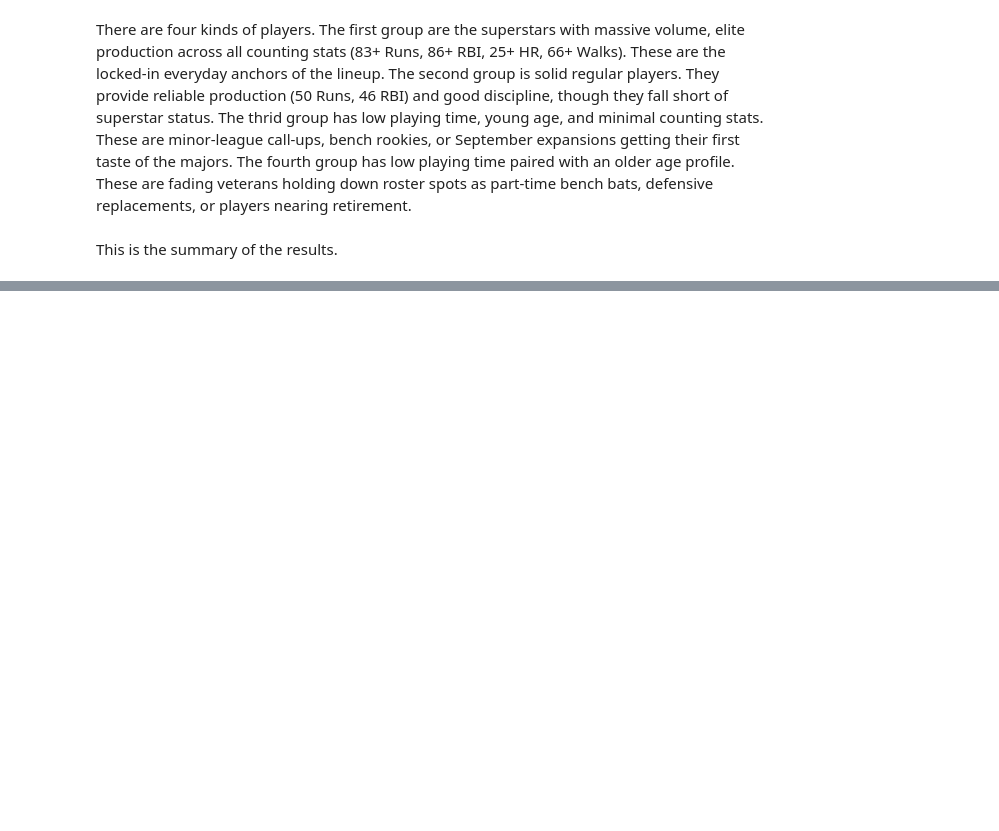
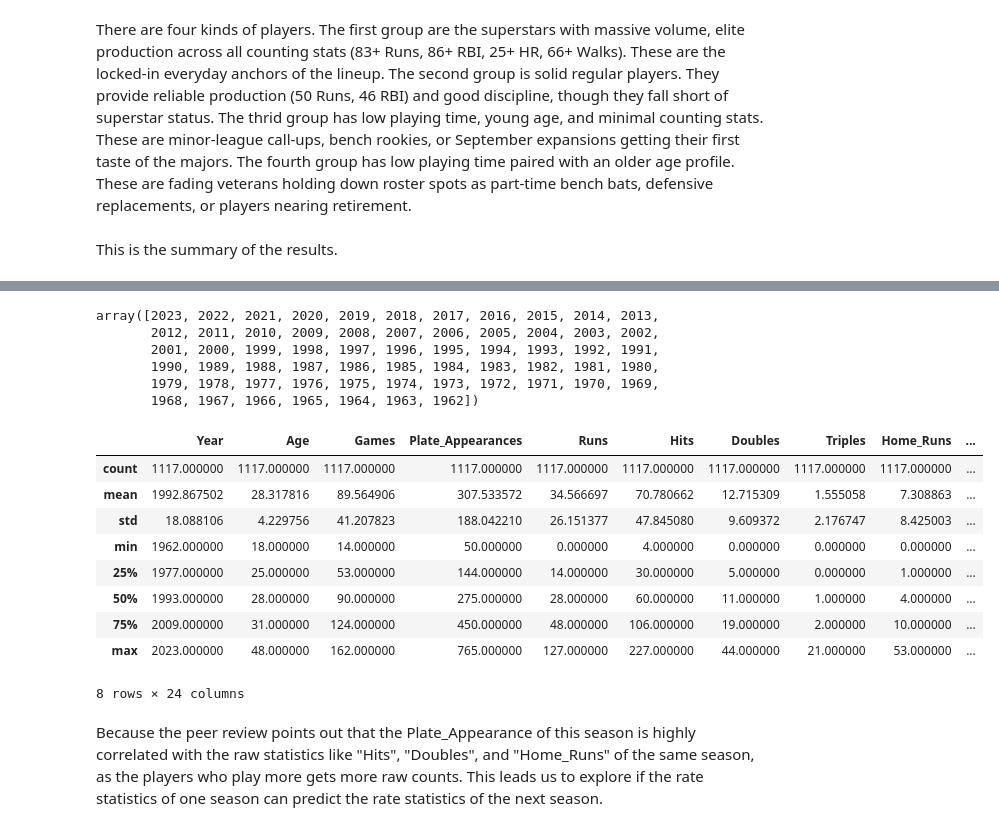
Before and after one commit to DavidRaet/CMPU250-VibeCoders-Project, a Jupyter notebook: eda/Vibe_Coders_Project.ipynb, the cells around one changed output, grey strips where cells are left out. Drawn from its saved outputs; the diff is of its cells as text; code cells hidden in the pictures; blank space fills up the shorter version.

```diff
--- a/eda/Vibe_Coders_Project.ipynb
+++ b/eda/Vibe_Coders_Project.ipynb
@@ -652,0 +692,24 @@ Passing `palette` without assigning `hue` is deprecated and will be removed in v
+# %%
+df_clean["Year"].unique()
+# %% [output]
+array([2023, 2022, 2021, 2020, 2019, 2018, 2017, 2016, 2015, 2014, 2013,
+       2012, 2011, 2010, 2009, 2008, 2007, 2006, 2005, 2004, 2003, 2002,
+       2001, 2000, 1999, 1998, 1997, 1996, 1995, 1994, 1993, 1992, 1991,
+       1990, 1989, 1988, 1987, 1986, 1985, 1984, 1983, 1982, 1981, 1980,
+       1979, 1978, 1977, 1976, 1975, 1974, 1973, 1972, 1971, 1970, 1969,
+       1968, 1967, 1966, 1965, 1964, 1963, 1962])
+# %%
+df_clean.describe()
+# %% [output]
+|  | Year | Age | Games | Plate_Appearances | Runs | Hits | Doubles | Triples | Home_Runs | ... |
+| count | 1117.000000 | 1117.000000 | 1117.000000 | 1117.000000 | 1117.000000 | 1117.000000 | 1117.000000 | 1117.000000 | 1117.000000 | ... |
+| mean | 1992.867502 | 28.317816 | 89.564906 | 307.533572 | 34.566697 | 70.780662 | 12.715309 | 1.555058 | 7.308863 | ... |
+| std | 18.088106 | 4.229756 | 41.207823 | 188.042210 | 26.151377 | 47.845080 | 9.609372 | 2.176747 | 8.425003 | ... |
+| min | 1962.000000 | 18.000000 | 14.000000 | 50.000000 | 0.000000 | 4.000000 | 0.000000 | 0.000000 | 0.000000 | ... |
+| 25% | 1977.000000 | 25.000000 | 53.000000 | 144.000000 | 14.000000 | 30.000000 | 5.000000 | 0.000000 | 1.000000 | ... |
+| 50% | 1993.000000 | 28.000000 | 90.000000 | 275.000000 | 28.000000 | 60.000000 | 11.000000 | 1.000000 | 4.000000 | ... |
+| 75% | 2009.000000 | 31.000000 | 124.000000 | 450.000000 | 48.000000 | 106.000000 | 19.000000 | 2.000000 | 10.000000 | ... |
+| max | 2023.000000 | 48.000000 | 162.000000 | 765.000000 | 127.000000 | 227.000000 | 44.000000 | 21.000000 | 53.000000 | ... |
+8 rows × 24 columns
+# %% [markdown]
+Because the peer review points out that the Plate_Appearance of this season is highly correlated with the raw statistics like "Hits", "Doubles", and "Home_Runs" of the same season, as the players who play more gets more raw counts. This leads us to explore if the rate statistics of one season can predict the rate statistics of the next season.
```
Also changed, not shown: parts of 11 cells of this notebook.
